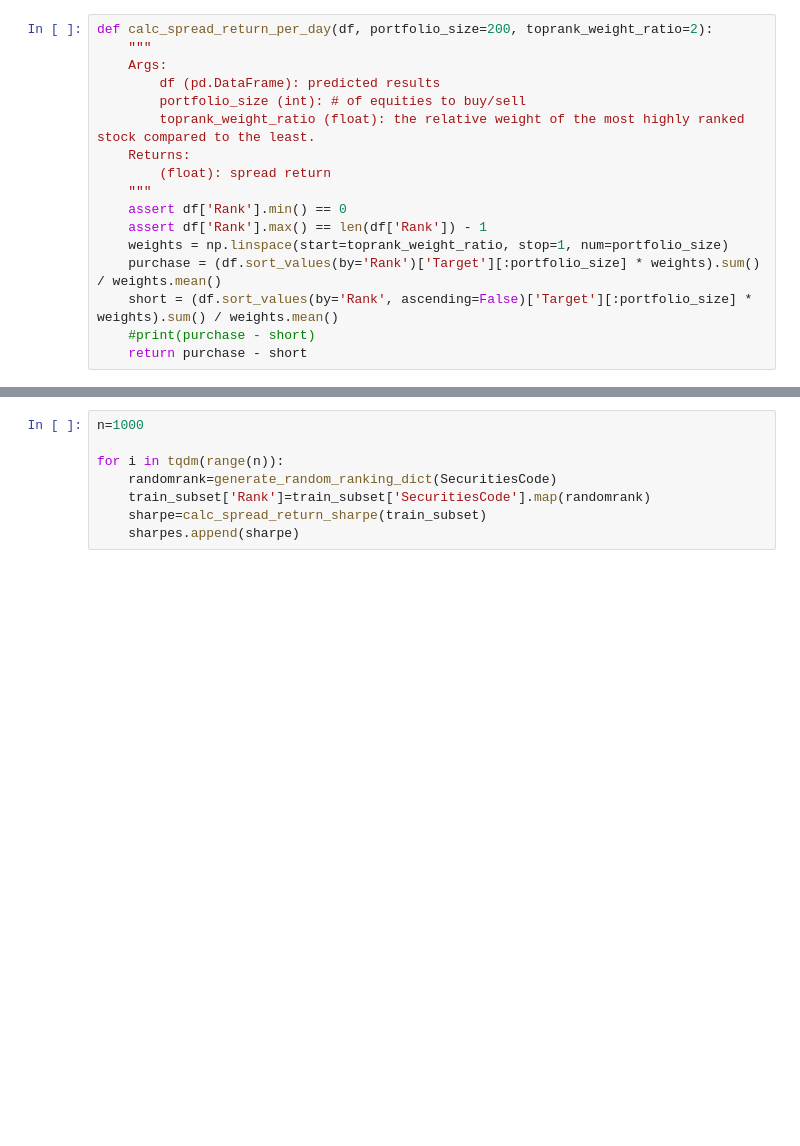
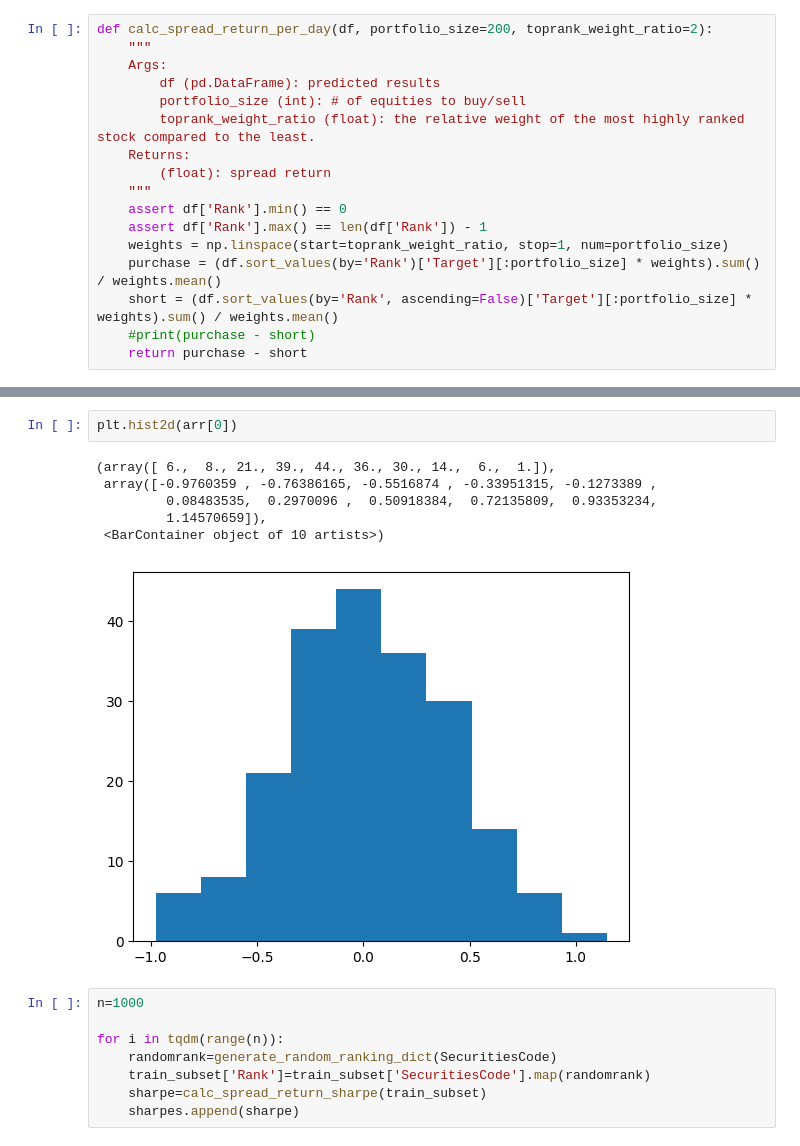
Before and after one commit to alessandro-rubin/JPX-exchange-challange, a Jupyter notebook: jpx-xploration.ipynb, the cells around one changed output, grey strips where cells are left out. Saved outputs shown, nothing was run; the diff lists cells and outputs as text; blank space fills up the shorter version.

```diff
--- a/jpx-xploration.ipynb
+++ b/jpx-xploration.ipynb
@@ -313,3 +381,12 @@ plt.show()
+# %%
+plt.hist2d(arr[0])
+# %% [output]
+(array([ 6.,  8., 21., 39., 44., 36., 30., 14.,  6.,  1.]),
+ array([-0.9760359 , -0.76386165, -0.5516874 , -0.33951315, -0.1273389 ,
+         0.08483535,  0.2970096 ,  0.50918384,  0.72135809,  0.93353234,
+         1.14570659]),
+ <BarContainer object of 10 artists>)
+[figure, added]
 # %%
 n=1000
 
```
Also changed, not shown: parts of 9 cells of this notebook.
